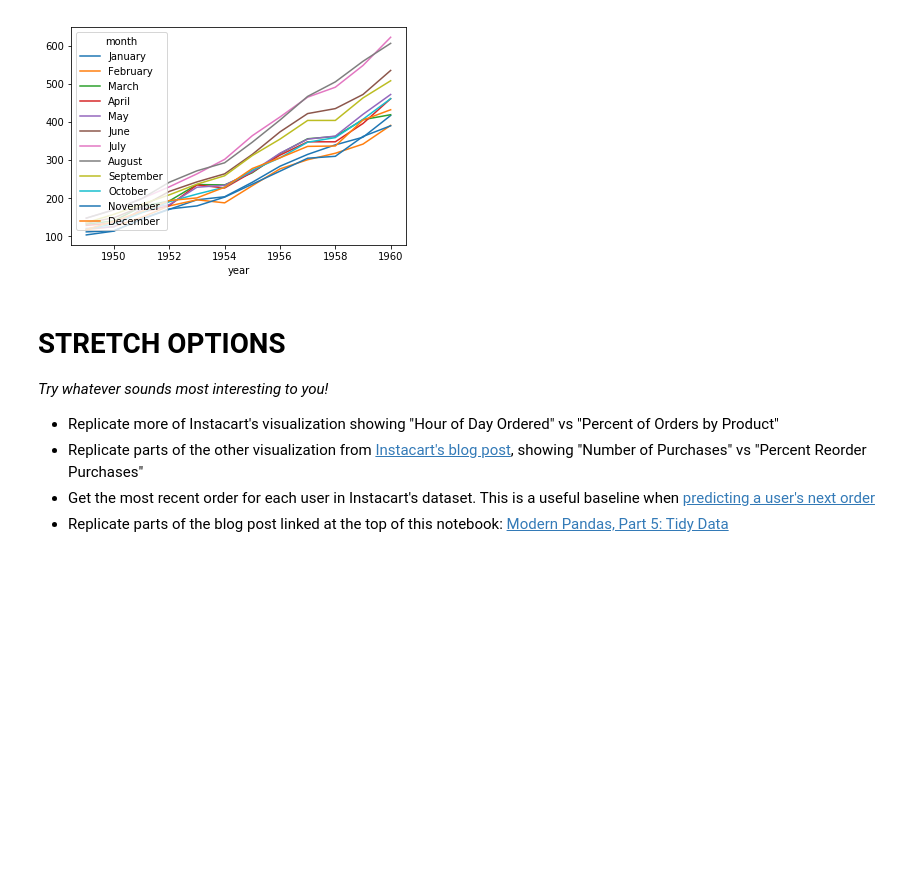
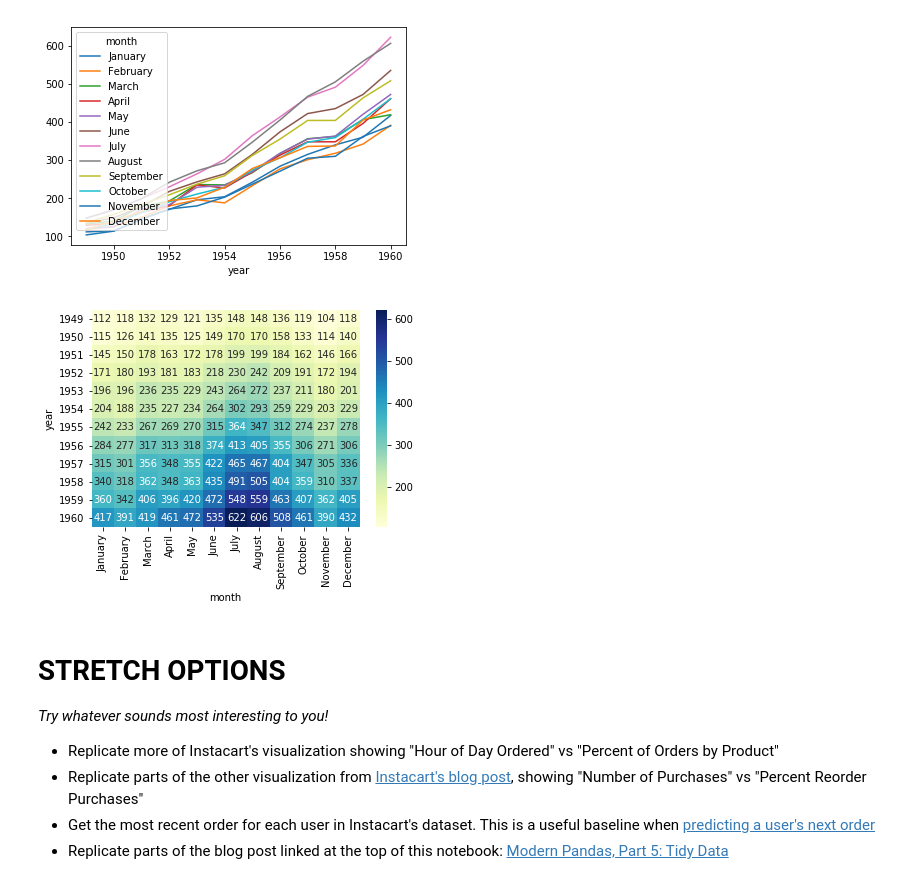
Before and after one commit to standroidbeta/DS-Unit-1-Sprint-2-Data-Wrangling, a Jupyter notebook: module3-reshape-data/LS_DS_123_Reshape_data.ipynb, the cells around one changed output. Cells and saved outputs as stored; diff of their text form; code cells hidden in the pictures; blank space fills up the shorter version.

```diff
--- a/module3-reshape-data/LS_DS_123_Reshape_data.ipynb
+++ b/module3-reshape-data/LS_DS_123_Reshape_data.ipynb
@@ -492,9 +483,10 @@ flights.columns.tolist()
 # %% [output]
 ['year', 'month', 'passengers']
 # %%
-flights.pivot_table(index='year',
+flights_pt = flights.pivot_table(index='year',
                     columns='month',
                     values='passengers')
+flights_pt
 # %% [output]
 | month | January | February | March | April | May | June | July | August | September | October | November | ... |
 | year |  |  |  |  |  |  |  |  |  |  |  | ... |
@@ -516,6 +508,10 @@ flights.pivot_table(index='year',
                     values='passengers').plot();
 # %% [output]
 [figure]
+# %%
+flights_ax = sns.heatmap(flights_pt, annot=True, fmt="d", cmap="YlGnBu")
+# %% [output]
+[figure, added]
 # %% [markdown]
 # STRETCH OPTIONS
 
```
Also changed, not shown: parts of 19 cells of this notebook.
